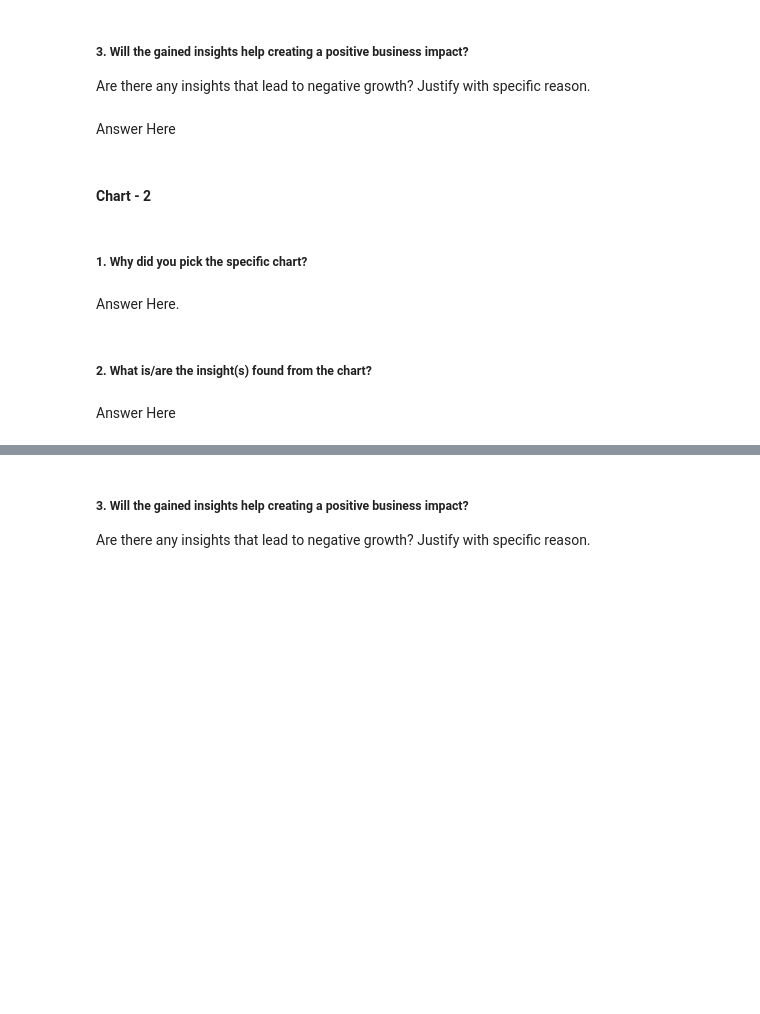
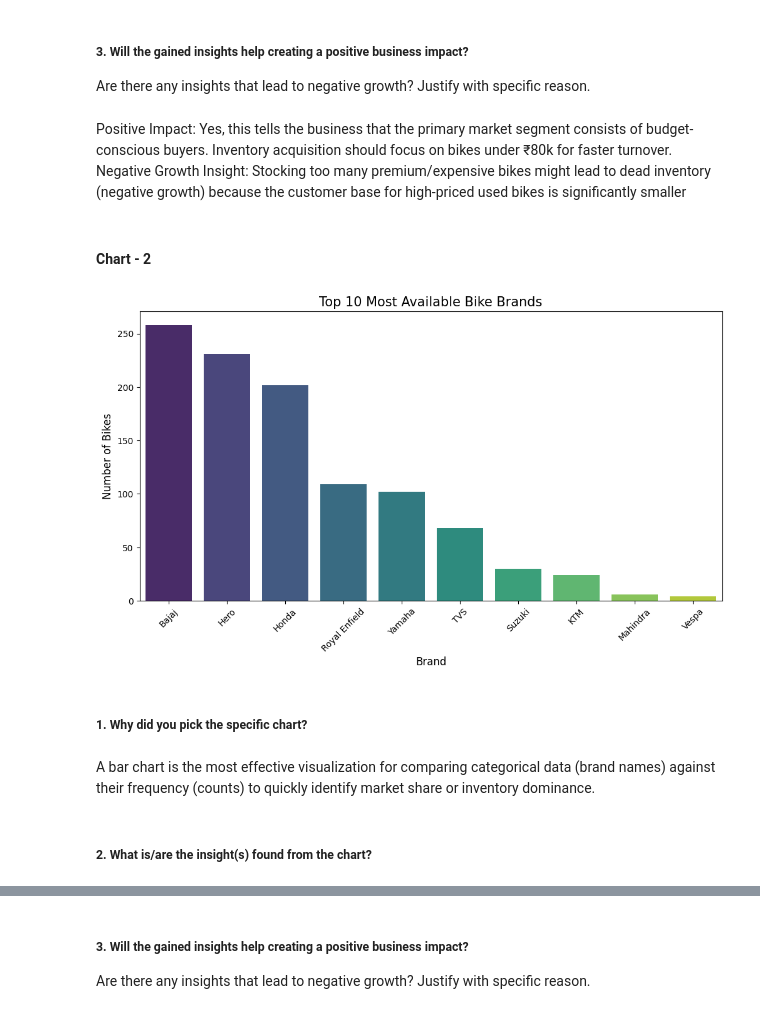
Before and after one commit to VishalChauhan85/Motorcycle-Dataset---ML, a Jupyter notebook: Motorcycle_Dataset_ML.ipynb, the cells around one changed output, grey strips where cells are left out. Drawn from its saved outputs; the diff is of its cells as text; code cells hidden in the pictures; blank space fills up the shorter version.

```diff
--- a/Motorcycle_Dataset_ML.ipynb
+++ b/Motorcycle_Dataset_ML.ipynb
@@ -292,7 +301,7 @@ Answer Here
 # %% [markdown]
 ##### 3. Will the gained insights help creating a positive business impact?
 Are there any insights that lead to negative growth? Justify with specific reason.
-# %% [markdown]
-Answer Here
+# %% [markdown]
+Positive Impact: Yes, this tells the business that the primary market segment consists of budget-conscious buyers. Inventory acquisition should focus on bikes under ₹80k for faster turnover. Negative Growth Insight: Stocking too many premium/expensive bikes might lead to dead inventory (negative growth) because the customer base for high-priced used bikes is significantly smaller
 # %% [markdown]
 #### Chart - 2
@@ -301,8 +308,18 @@ Answer Here
+# %%
+# Chart - 2 visualization code
+plt.figure(figsize=(12, 6))
+top_brands = df['brand'].value_counts().head(10)
+sns.barplot(x=top_brands.index, y=top_brands.values, palette='viridis')
+plt.title('Top 10 Most Available Bike Brands', fontsize=15)
+plt.xlabel('Brand', fontsize=12)
+plt.ylabel('Number of Bikes', fontsize=12)
+plt.xticks(rotation=45)
+plt.show()
+# %% [output]
+[figure, added]
 # %% [markdown]
 ##### 1. Why did you pick the specific chart?
-# %% [markdown]
-Answer Here.
+# %% [markdown]
+A bar chart is the most effective visualization for comparing categorical data (brand names) against their frequency (counts) to quickly identify market share or inventory dominance.
 # %% [markdown]
 ##### 2. What is/are the insight(s) found from the chart?
-# %% [markdown]
-Answer Here
```
Also changed, not shown: parts of 36 cells of this notebook.
